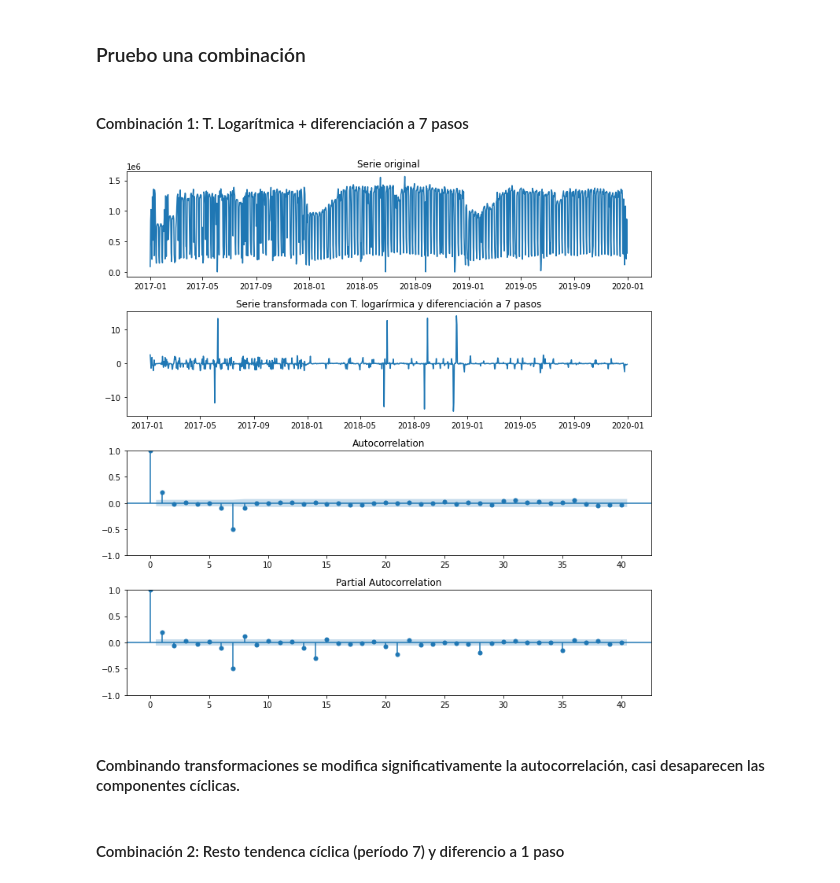
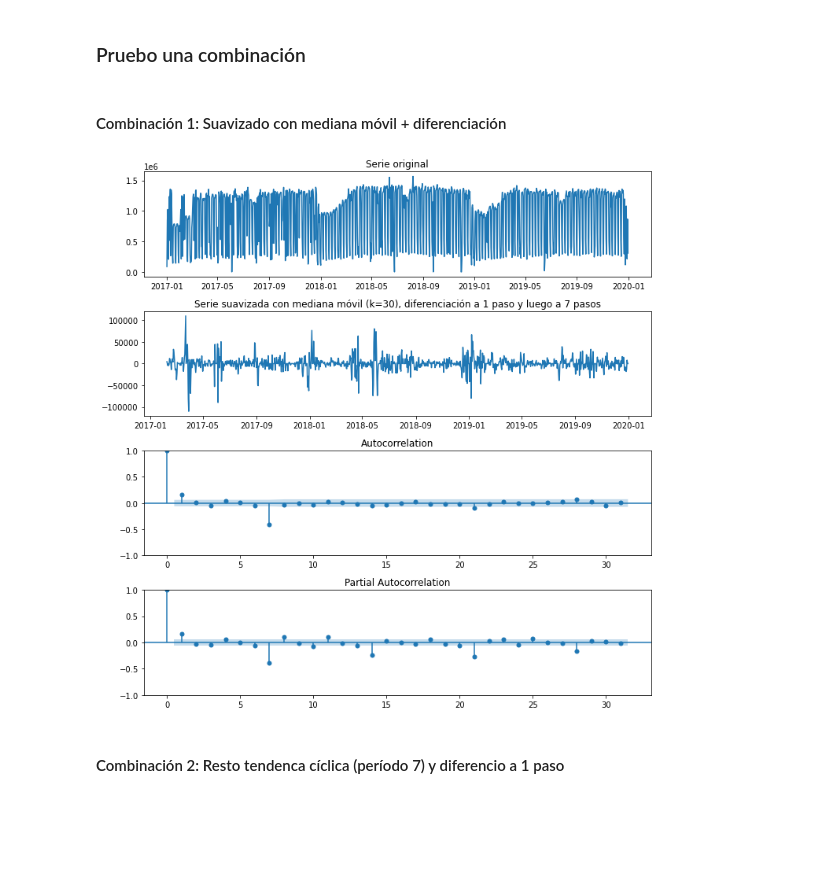
Before and after one commit to arigarmendia/Time-Series, a Jupyter notebook: TP/molinetes.ipynb, the cells around one changed output. Cells and saved outputs as stored; diff of their text form; code cells hidden in the pictures; blank space fills up the shorter version.

```diff
--- a/TP/molinetes.ipynb
+++ b/TP/molinetes.ipynb
@@ -500,24 +512,24 @@ plt.show()
 # %% [markdown]
 ### Pruebo una combinación
 # %% [markdown]
-#### Combinación 1: T. Logarítmica + diferenciación a 7 pasos
+#### Combinación 1: Suavizado con mediana móvil + diferenciación
 # %%
 # Aplico Transformación Logarítmica y luego diferenciación
-difference['diff_comb1'] = box_cox.total0.diff(periods = 7)
+smoothed = pd.DataFrame(rolling_median.result_30.iloc[30:])
+difference['diff_smoothed'] = smoothed.diff()
+difference['diff_smoothed'] = difference.diff_smoothed.diff(7)
 # %%
 fig, ax = plt.subplots(4,1,figsize=(10,10))
 ax[0].plot(molinetes)
 ax[0].set_title('Serie original')
-ax[1].plot(difference.diff_comb1)
-ax[1].set_title('Serie transformada con T. logarírmica y diferenciación a 7 pasos')
-sm.graphics.tsa.plot_acf(difference.diff_comb1[7:], lags=40, ax=ax[2])
-sm.graphics.tsa.plot_pacf(difference.diff_comb1[7:], method='ywm', lags=40, ax=ax[3])
+ax[1].plot(difference.diff_smoothed)
+ax[1].set_title('Serie suavizada con mediana móvil (k=30), diferenciación a 1 paso y luego a 7 pasos')
+sm.graphics.tsa.plot_acf(difference.diff_smoothed[38:], ax=ax[2], zero=True)
+sm.graphics.tsa.plot_pacf(difference.diff_smoothed[38:], method='ywm', ax=ax[3], zero=True)
 plt.tight_layout()
 plt.show()
 # %% [output]
-[figure, old version]
+[figure, new version]
-# %% [markdown]
-#### Combinando transformaciones se modifica significativamente la autocorrelación, casi desaparecen las componentes cíclicas.
 # %% [markdown]
 #### Combinación 2: Resto tendenca cíclica (período 7) y diferencio a 1 paso
 # %%
```
Also changed, not shown: parts of 35 cells of this notebook.
